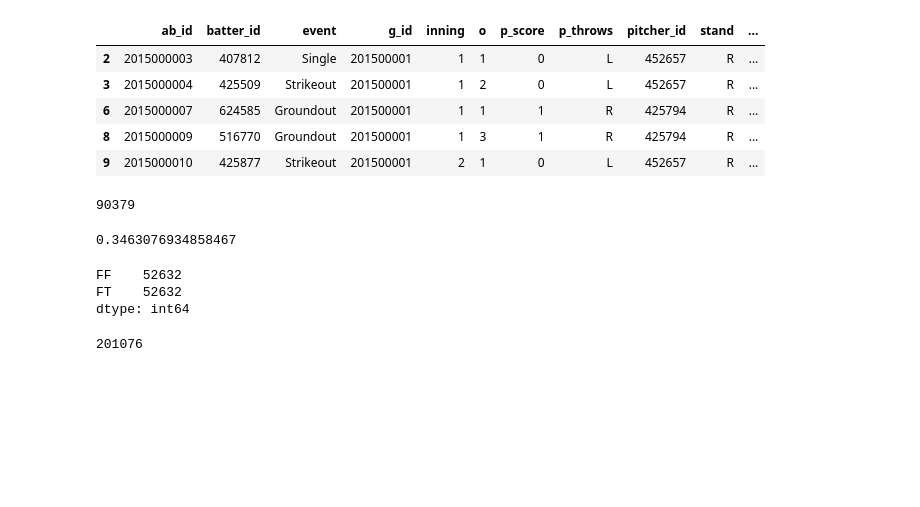
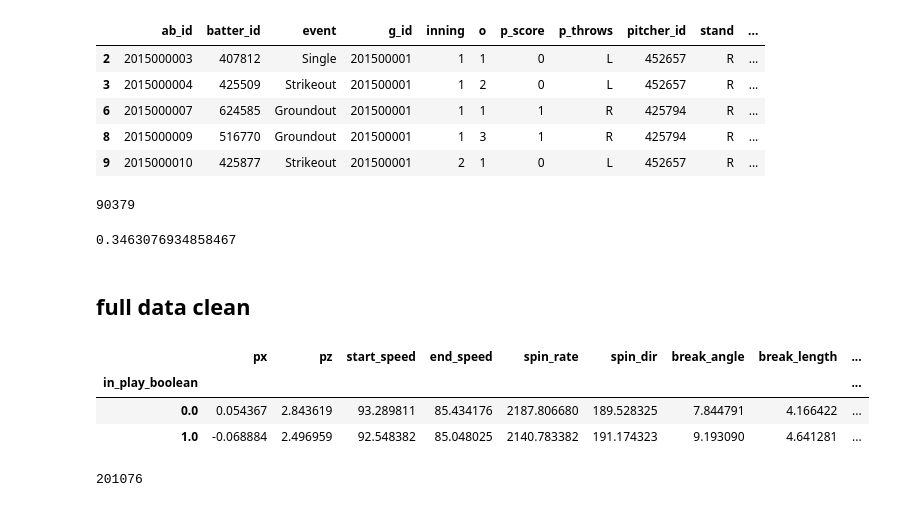
Before and after one commit to alan-flint/MLB-Regression, a Jupyter notebook: final_sandbox.ipynb, the cells around one changed output. Cells and saved outputs as stored; diff of their text form; code cells hidden in the pictures; blank space fills up the shorter version.

```diff
--- a/final_sandbox.ipynb
+++ b/final_sandbox.ipynb
@@ -73 +84,4 @@ pitches_orig = pd.merge(pitches_orig, at_bat_right_hand, how = 'inner', right_on
+# %% [markdown]
+full data clean
+---
 # %%
@@ -82,11 +103,12 @@ pitch_typed = pd.get_dummies(model_df['pitch_type'])
 #cat_list = pd.get_dummies(model_df['pitch_type'], prefix=var)
 model_df = pd.concat([model_df, pitch_typed], axis=1)
 #data=data1
-# %%
-model_df[['FF', 'FT']].loc[model_df.FT==1].count()
-# %% [output]
-FF    52632
-FT    52632
-dtype: int64
+# %%
+model_df.groupby('in_play_boolean').mean()
+# %% [output]
+|  | px | pz | start_speed | end_speed | spin_rate | spin_dir | break_angle | break_length | ... |
+| in_play_boolean |  |  |  |  |  |  |  |  | ... |
+| 0.0 | 0.054367 | 2.843619 | 93.289811 | 85.434176 | 2187.806680 | 189.528325 | 7.844791 | 4.166422 | ... |
+| 1.0 | -0.068884 | 2.496959 | 92.548382 | 85.048025 | 2140.783382 | 191.174323 | 9.193090 | 4.641281 | ... |
 # %%
 features = model_df[['px', 'pz', 'start_speed', 'end_speed', 'spin_rate', 'spin_dir',
```
Also changed, not shown: parts of 9 cells of this notebook.
